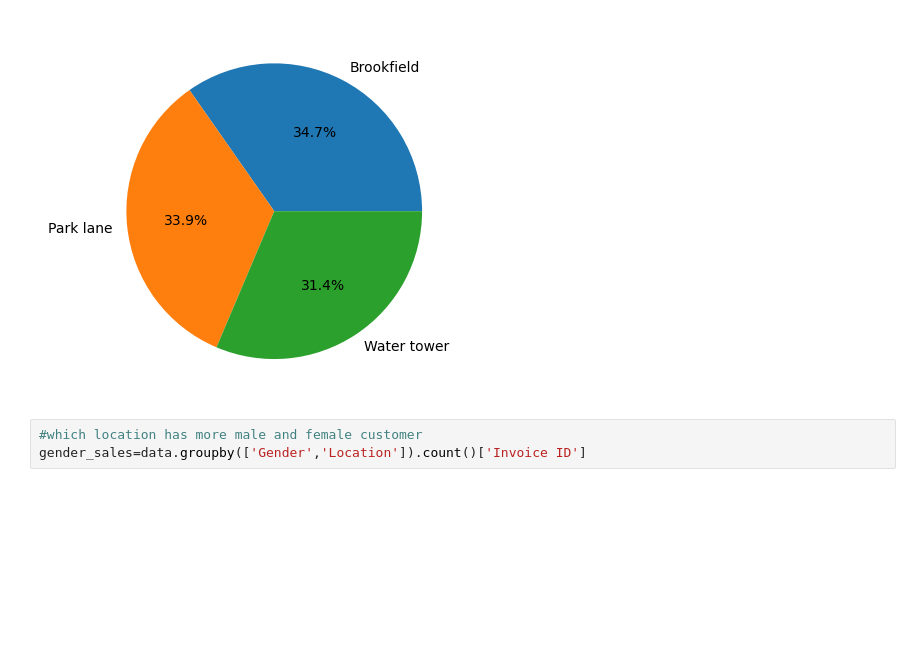
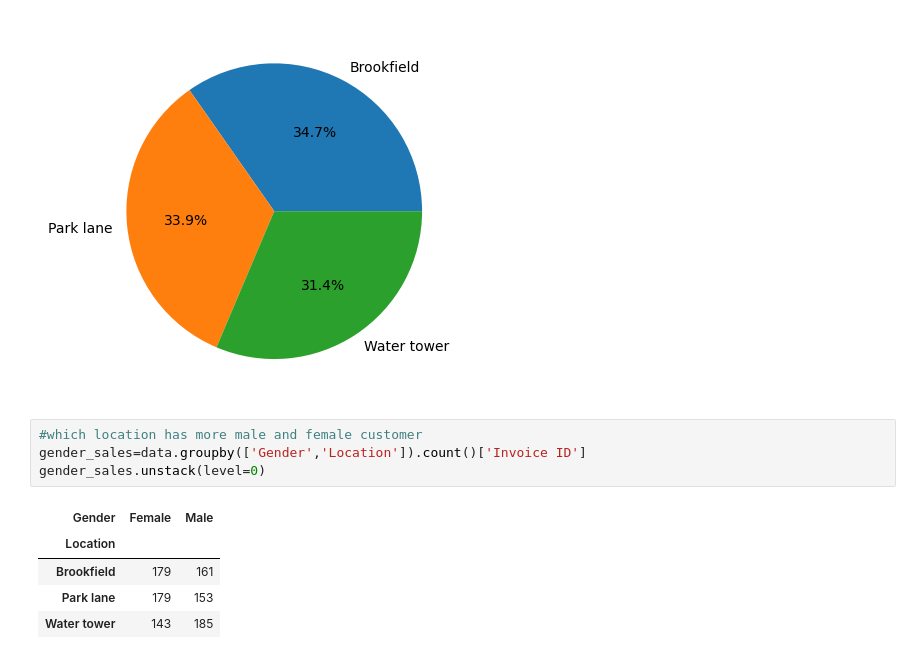
Before and after one commit to Joshi-kv/Sales_Analysis, a Jupyter notebook: supermarket_sales_analysis.ipynb, the cells around one changed output. Saved outputs shown, nothing was run; the diff lists cells and outputs as text; blank space fills up the shorter version.

```diff
--- a/supermarket_sales_analysis.ipynb
+++ b/supermarket_sales_analysis.ipynb
@@ -193,3 +193,10 @@ plt.pie(data.groupby('Location').sum()['Total'],labels=location,autopct='%1.1f%%
 # %%
 #which location has more male and female customer
 gender_sales=data.groupby(['Gender','Location']).count()['Invoice ID']
+gender_sales.unstack(level=0)
+# %% [output]
+| Gender | Female | Male |
+| Location |  |  |
+| Brookfield | 179 | 161 |
+| Park lane | 179 | 153 |
+| Water tower | 143 | 185 |
```
Also changed, not shown: parts of 4 cells of this notebook.
